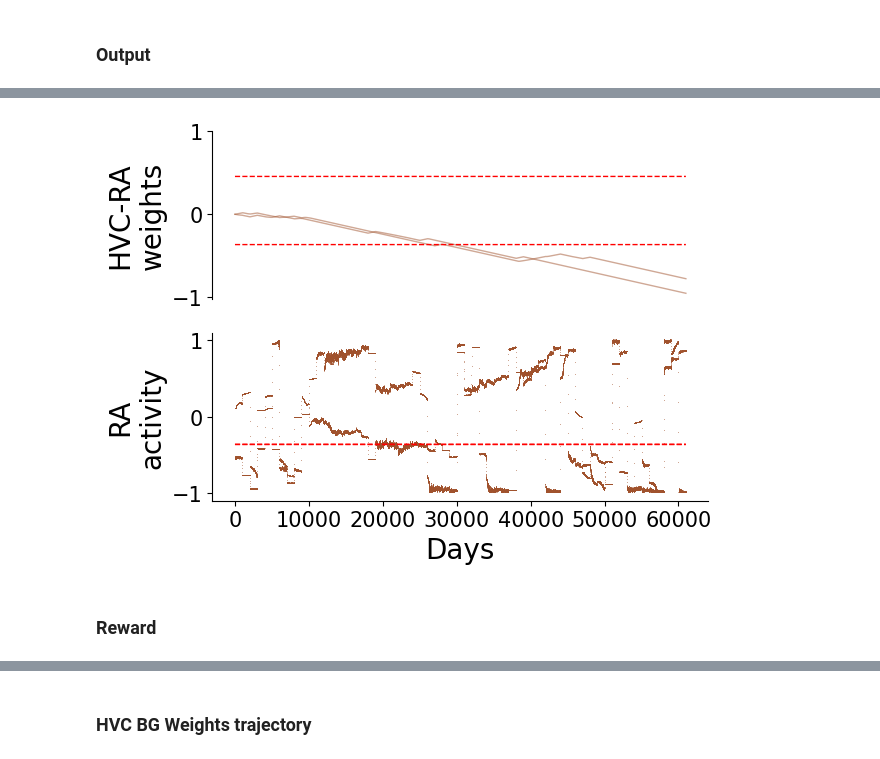
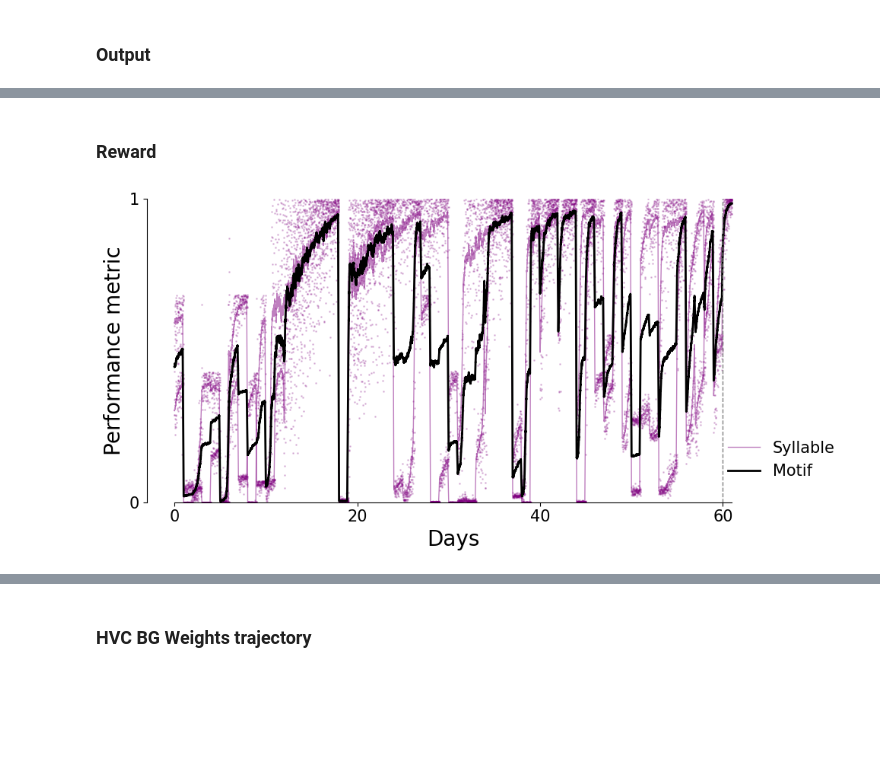
Before and after one commit to atharvsuryawanshi12/Dual_Pathway_RL_songbird, a Jupyter notebook: JSON/for_figures.ipynb, the cells around one changed output, grey strips where cells are left out. Saved outputs shown, nothing was run; the diff lists cells and outputs as text; code cells hidden in the pictures; blank space fills up the shorter version.

```diff
--- a/JSON/for_figures.ipynb
+++ b/JSON/for_figures.ipynb
@@ -609,33 +606,40 @@ def plot_HL1(obj):
-# %%
-plot_HL1(obj)
-# %% [output]
-[figure, removed]
 # %% [markdown]
 ### Reward
 # %%
 def plot_reward(obj):
     figure, ax = plt.subplots(1, figsize=(10, 5))
     # Display x axis in days
 
     # ax.set_title("Testing RL with normalized sigmoid")
     ax.spines['right'].set_visible(False)
     ax.spines['top'].set_visible(False)
 
     # plotting rewards
     for syll in range(N_SYLL):
-        ax.plot(running_mean(obj.rewards[:,:,syll].reshape(DAYS*N_DAILY_MOTIFS)), linewidth=0, marker='.', color = 'purple', alpha = 0.2, markersize = 1)
+        array = obj.rewards[:,:,syll].reshape(DAYS*N_DAILY_MOTIFS)[::10]
+        x_new = np.linspace(0, DAYS*N_DAILY_MOTIFS, len(array))
+        ax.plot(x_new, array, linewidth=0, marker='.', color = 'purple', alpha = 0.2, markersize = 2)
 
     for syll in range(N_SYLL - 1):
-        ax.plot(running_mean(obj.rewards[:,:,syll].reshape(DAYS*N_DAILY_MOTIFS)), color = 'purple', alpha = 0.1)
-    ax.plot(running_mean(obj.rewards[:,:,syll + 1].reshape(DAYS*N_DAILY_MOTIFS)), color = 'purple', alpha = 0.1, label = 'Syllable')
+        ax.plot(running_mean(obj.rewards[:,:,syll].reshape(DAYS*N_DAILY_MOTIFS), 100), color="purple", lw=1, alpha=0.5)
+    ax.plot(running_mean(obj.rewards[:,:,syll + 1].reshape(DAYS*N_DAILY_MOTIFS), 100), color="purple", lw=1, alpha=0.5, label = 'Syllable')
 
     ax.plot(running_mean(np.mean(obj.rewards[:,:,:].reshape(DAYS*N_DAILY_MOTIFS, N_SYLL), axis=1), 100),  color="black", lw=2, alpha=1, markersize=8, label='Motif')
 
     ax.axvline(x=N_DAYS_INTACT * N_DAILY_MOTIFS, linestyle='--', color='grey', lw=1)
     ax.set_xlabel('Days', fontsize=20)
     ax.set_ylabel('Performance metric', fontsize=20)
     ax.set_ylim(0, 1)
+    ax.tick_params(labelsize=15)
+    ax.spines['bottom'].set_bounds(0, DAYS*N_DAILY_MOTIFS)
+    ax.set_yticks([0, 1])
     ax.legend(bbox_to_anchor=[.925,0.25], fontsize=15, frameon=False)
     plt.tight_layout()
     plt.xticks(range(0, N_DAILY_MOTIFS*DAYS, 20*N_DAILY_MOTIFS), np.arange(0, DAYS, 20), fontsize=15)
     plt.tight_layout()
+
+
+
+plot_reward(obj)
+# %% [output]
+[figure, added]
```
Also changed, not shown: parts of 6 cells of this notebook.
